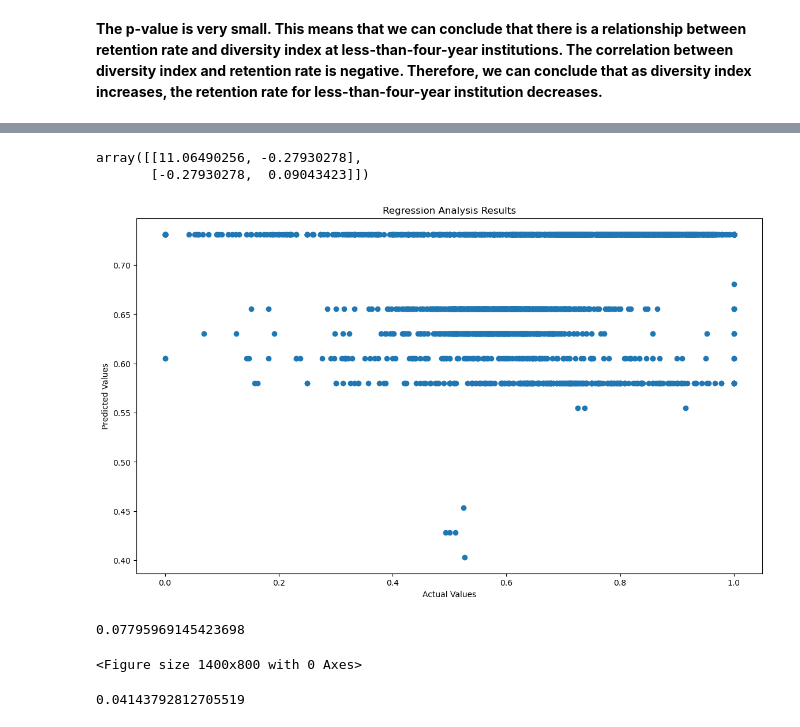
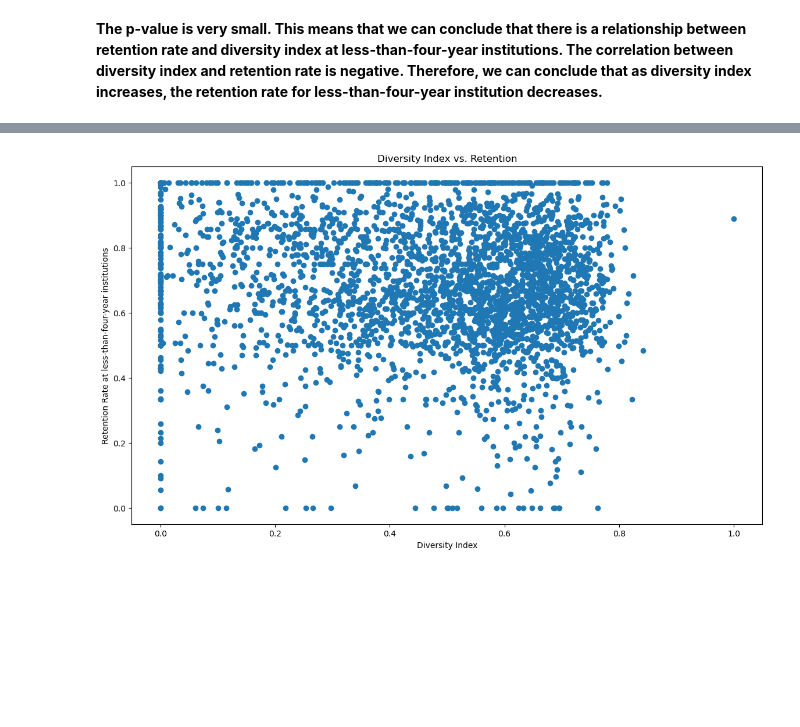
Before and after one commit to UCB-stat-159-s23/project-Group11, a Jupyter notebook: Prediction_Analysis.ipynb, the cells around one changed output, grey strips where cells are left out. Drawn from its saved outputs; the diff is of its cells as text; code cells hidden in the pictures; blank space fills up the shorter version.

```diff
--- a/Prediction_Analysis.ipynb
+++ b/Prediction_Analysis.ipynb
@@ -297,15 +258,8 @@ CCUG_FTL4.head()
-# %%
-pearson_corr_coef(CCUG_FTL4.CCUGPROF, CCUG_FTL4.RET_FTL4)
-# %% [output]
-array([[11.06490256, -0.27930278],
-       [-0.27930278,  0.09043423]])
-# %%
-regression_analysis_results(CCUG_FTL4.RET_FTL4, prediction_analysis(CCUG_FTL4), 'CCUGPROFactual_vs_CCUGPROFpredicted.png')
-# %% [output]
-[figure, removed]
-0.07795969145423698
-<Figure size 1400x800 with 0 Axes>
-# %%
-calculate_MSE(CCUG_FTL4.RET_FTL4, prediction_analysis(CCUG_FTL4))
-# %% [output]
-0.04143792812705519
+# %%
+plt.scatter(FTL4_institutions.diversity_index, FTL4_institutions.RET_FTL4)
+plt.xlabel("Diversity Index")
+plt.ylabel("Retention Rate at less-than-four-year institutions")
+plt.title("Diversity Index vs. Retention")
+plt.savefig("Diversity_Real_Retention.png")
+# %% [output]
+[figure, added]
```
Also changed, not shown: parts of 37 cells of this notebook, 1 other file.
